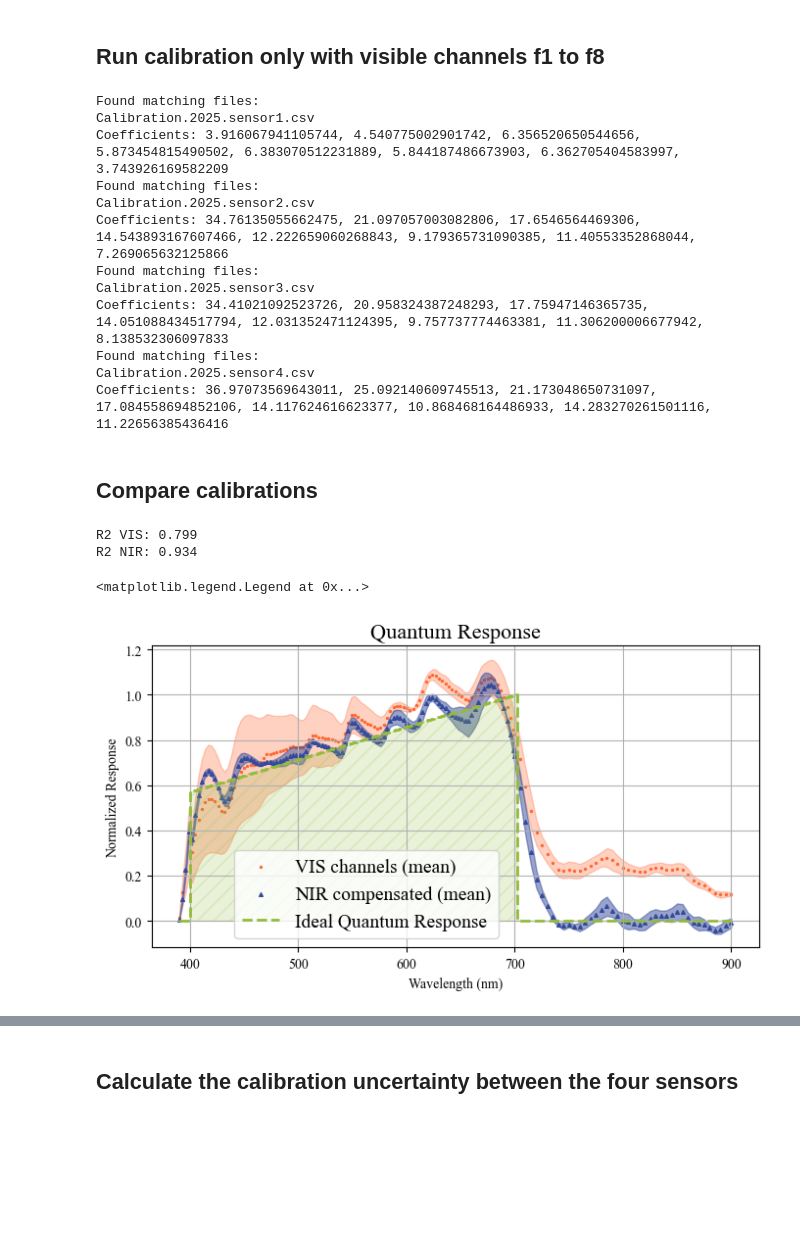
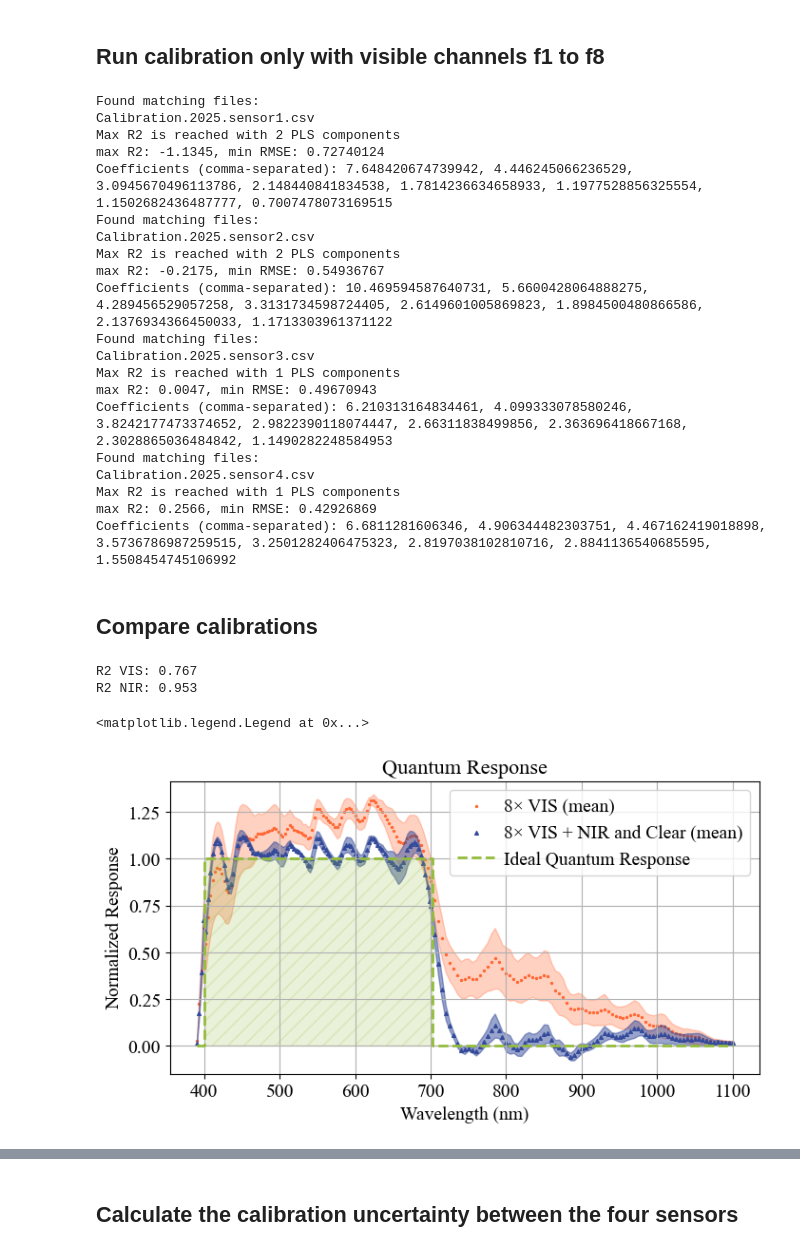
Before and after one commit to HKA-IES/Calibration-Multi-Spectral-PAR-Sensor, a Jupyter notebook: src/result_plots.ipynb, the cells around one changed output, grey strips where cells are left out. Saved outputs shown, nothing was run; the diff lists cells and outputs as text; code cells hidden in the pictures; blank space fills up the shorter version.

```diff
--- a/src/result_plots.ipynb
+++ b/src/result_plots.ipynb
@@ -17,11 +17,13 @@ stats_all = []
 # Collect nir_comp for each iteration
 for sensor_nr in range(1, 5):
     sensor_instance = cal.Calibration(path, sensor_nr, sensor_type)
-    if sensor_instance.preprocessing(save_data=False):
-        sensor_instance.pls(channels=channels)
-        _, nir_comp, _ = sensor_instance.plot_quantum_response(plot=False)
+    if sensor_instance.preprocessing(save_data=False, spectrum = 'PAR', PAR=False):
+        sensor_instance.regression(reg = "pls",save_coef=False, channels=channels, PAR=False)#.pls(channels=channels)
+        #_, nir_comp, _ = sensor_instance.plot_quantum_response(plot=False)
+        _, nir_comp, _ = sensor_instance.plot_energy_response(plot=True)
         nir_comp_all.append(nir_comp)
         stats_all.append(sensor_instance._repeatability())
+        #sensor_instance.plot_gaussian(save=True)
 # %% [output]
 Found matching files:
 Calibration.2025.sensor1.csv
@@ -49,25 +59,34 @@ PAR_all= []
 
 for sensor_nr in range(1, 5):
     sensor_instance = cal.Calibration(path, sensor_nr, sensor_type)
-    if sensor_instance.preprocessing(save_data=False):
-        sensor_instance.pls(channels=channels, save_coef=False)
-        wl, vis, PAR = sensor_instance.plot_quantum_response(plot = False)
+    if sensor_instance.preprocessing(save_data=False, spectrum = 'PAR', PAR=False):
+        sensor_instance.regression(reg = "pls",save_coef=False, channels=channels, PAR=False)#.pls(channels=channels, save_coef=False)
+        #wl, vis, PAR = sensor_instance.plot_quantum_response(plot = False)
+        wl, vis, PAR = sensor_instance.plot_energy_response(plot = False)
         wl_all.append(wl)
         vis_all.append(vis)
         PAR_all.append(PAR)
 # %% [output]
 Found matching files:
 Calibration.2025.sensor1.csv
-Coefficients: 3.916067941105744, 4.540775002901742, 6.356520650544656, 5.873454815490502, 6.383070512231889, 5.844187486673903, 6.362705404583997, 3.743926169582209
+Max R2 is reached with 2 PLS components
+max R2: -1.1345, min RMSE: 0.72740124
+Coefficients (comma-separated): 7.648420674739942, 4.446245066236529, 3.0945670496113786, 2.148440841834538, 1.7814236634658933, 1.1977528856325554, 1.1502682436487777, 0.7007478073169515
 Found matching files:
 Calibration.2025.sensor2.csv
-Coefficients: 34.76135055662475, 21.097057003082806, 17.6546564469306, 14.543893167607466, 12.222659060268843, 9.179365731090385, 11.40553352868044, 7.269065632125866
+Max R2 is reached with 2 PLS components
+max R2: -0.2175, min RMSE: 0.54936767
+Coefficients (comma-separated): 10.469594587640731, 5.6600428064888275, 4.289456529057258, 3.3131734598724405, 2.6149601005869823, 1.8984500480866586, 2.1376934366450033, 1.1713303961371122
 Found matching files:
 Calibration.2025.sensor3.csv
-Coefficients: 34.41021092523726, 20.958324387248293, 17.75947146365735, 14.051088434517794, 12.031352471124395, 9.757737774463381, 11.306200006677942, 8.138532306097833
+Max R2 is reached with 1 PLS components
+max R2: 0.0047, min RMSE: 0.49670943
+Coefficients (comma-separated): 6.210313164834461, 4.099333078580246, 3.8242177473374652, 2.9822390118074447, 2.66311838499856, 2.363696418667168, 2.3028865036484842, 1.1490282248584953
 Found matching files:
 Calibration.2025.sensor4.csv
-Coefficients: 36.97073569643011, 25.092140609745513, 21.173048650731097, 17.084558694852106, 14.117624616623377, 10.868468164486933, 14.283270261501116, 11.22656385436416
+Max R2 is reached with 1 PLS components
+max R2: 0.2566, min RMSE: 0.42926869
+Coefficients (comma-separated): 6.6811281606346, 4.906344482303751, 4.467162419018898, 3.5736786987259515, 3.2501282406475323, 2.8197038102810716, 2.8841136540685595, 1.5508454745106992
 # %% [markdown]
 ## Compare calibrations
 # %%
@@ -91,7 +110,7 @@ coef_of_variation_nir_comp = std_nir_comp / mean_nir_comp * 100
 #print(f"Std NIR Comp: {std_nir_comp.mean():.3f}")
 
 # Filter data to only include wavelengths up to 900nm
-wl_filtered = wl[wl <= 900]
+wl_filtered = wl[wl <= 1100]
 mean_vis = mean_vis[:len(wl_filtered)]
 std_vis = std_vis[:len(wl_filtered)]
 mean_nir_comp = mean_nir_comp[:len(wl_filtered)]
@@ -99,36 +118,37 @@ std_nir_comp = std_nir_comp[:len(wl_filtered)]
 PAR_filtered = PAR[:len(wl_filtered)]
 
 
 #plt.scatter(wl, vis, label='VIS channels', color='#ff6733', marker='o', s=1)
 
-plt.scatter(wl_filtered, mean_vis, label='VIS channels (mean)', color='#ff6733', marker='o', s=2)
+plt.scatter(wl_filtered, mean_vis, label='8× VIS (mean)', color='#ff6733', marker='o', s=2)
 plt.fill_between(wl_filtered, mean_vis - std_vis, mean_vis + std_vis, color='#ff6733', alpha=0.3)
 
-plt.scatter(wl_filtered, mean_nir_comp, label='NIR compensated (mean)', color='#344a9a', marker='^', s=7)
+plt.scatter(wl_filtered, mean_nir_comp, label='8× VIS + NIR and Clear (mean)', color='#344a9a', marker='^', s=7)
 plt.fill_between(wl_filtered, mean_nir_comp - std_nir_comp, mean_nir_comp + std_nir_comp, color='#344a9a', alpha=0.5)
 
 #plt.scatter(wl, nir_comp, label='NIR compensated', color='#344a9a', s=3, marker='o')
 plt.step(wl_filtered, PAR_filtered, linestyle='--', label=f'Ideal Quantum Response', color="#93bc3c", linewidth=2, where='mid')
 plt.fill_between(wl_filtered, 0, PAR_filtered , color="#93bc3c", alpha=0.2, hatch='//', edgecolor='#93bc3c', step='mid')
 
 plt.rcParams['axes.labelsize'] = 14
 plt.rcParams['xtick.labelsize'] = 14
 plt.rcParams['ytick.labelsize'] = 14
 plt.rcParams['axes.titlesize'] = 16
 
 print(f"R2 VIS: {r2_score(PAR_filtered, mean_vis):.3f}")
 print(f"R2 NIR: {r2_score(PAR_filtered, mean_nir_comp):.3f}")
 
 plt.grid()
 plt.xlabel('Wavelength (nm)')
 plt.ylabel('Normalized Response')
 #plt.text(820, 0.23, f"R2: {r2_score(PAR, nir_comp):.3f}", fontsize = 14)
 # Remove rows with NaN values in 'PAR' or 'PAR_calculated'
 plt.title(f'Quantum Response')
 #plt.title(f'{self.sensor_type} Sensor {self.sensor_number} Quantum Response')
-plt.legend(loc = "lower left", bbox_to_anchor=(0.12,0.0), fontsize = 14)
+plt.legend(loc = "upper right", bbox_to_anchor=(1,1), fontsize = 14, handletextpad=0.5)
+#plt.savefig(f'quantum_response.png', dpi=600, bbox_inches='tight')
 # %% [output]
-R2 VIS: 0.799
-R2 NIR: 0.934
+R2 VIS: 0.767
+R2 NIR: 0.953
 <matplotlib.legend.Legend at 0x...>
-[figure, old version]
+[figure, new version]
```
Also changed, not shown: parts of 7 cells of this notebook, 2 other files.
